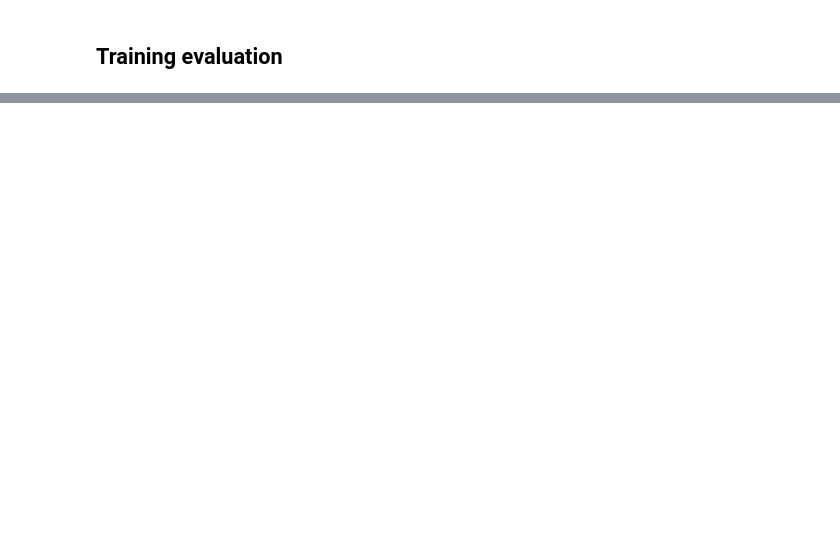
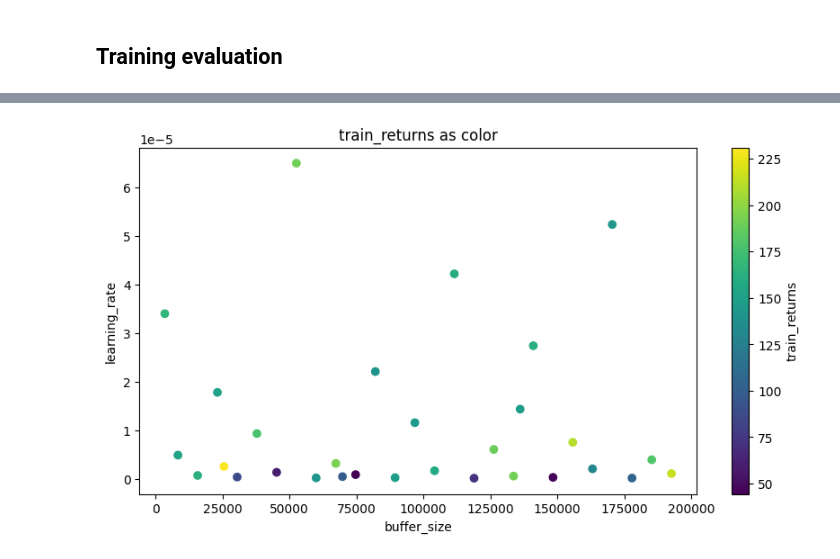
Before and after one commit to NickKirilov/atari-games, a Jupyter notebook: space_invaders.ipynb, the cells around one changed output, grey strips where cells are left out. Drawn from its saved outputs; the diff is of its cells as text; code cells hidden in the pictures; blank space fills up the shorter version.

```diff
--- a/space_invaders.ipynb
+++ b/space_invaders.ipynb
@@ -90,0 +77,5 @@ model.learn(total_timesteps=TOTAL_TIMESTAMPS, callback=log_cb)
+# %%
+%%time
+TOTAL_TIMESTAMPS = 1_000_000
+log_cb = EpisodicReturnCallback()
+model.learn(total_timesteps=TOTAL_TIMESTAMPS, callback=log_cb)
@@ -403,0 +248,38 @@ model.save("space_invaders_model")
+# %%
+TOTAL_TIMESTAMPS = 100_000
+
+df = pd.DataFrame()
+for params in experiments:
+    log_cb = EpisodicReturnCallback()
+    train_env = make_env(ENV_ID, SEED, 8)
+    model = DQN("CnnPolicy", train_env, **params)
+    model.learn(total_timesteps=TOTAL_TIMESTAMPS, callback=log_cb)
+
+    train_returns = np.mean(log_cb.episode_returns)
+
+    new_df = pd.DataFrame([params])
+    new_df["train_returns"] = train_returns
+    new_df["total_timestamps"] = TOTAL_TIMESTAMPS
+
+    df = pd.concat([df, new_df], ignore_index=True)
+
+df.to_csv("hyperparams_determination.csv", index=False)
+# %%
+def plot_returns_by_2_params(data: pd.DataFrame, x: str, y: str) -> None:
+    plt.figure()
+    sc = plt.scatter(
+        data[x],
+        data[y],
+        c=data["train_returns"]
+    )
+
+    plt.xlabel(x)
+    plt.ylabel(y)
+    plt.title("train_returns as color")
+    plt.colorbar(sc, label="train_returns")
+
+    plt.show()
+# %%
+plot_returns_by_2_params(df, "buffer_size", "learning_rate")
+# %% [output]
+[figure, added]
```
Also changed, not shown: parts of 33 cells of this notebook, 4 other files.
